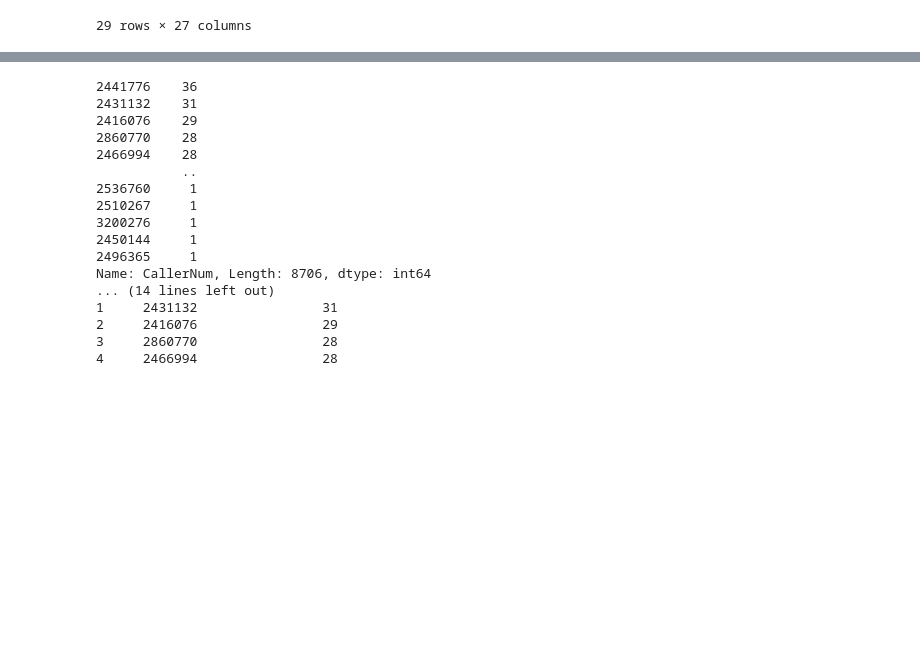
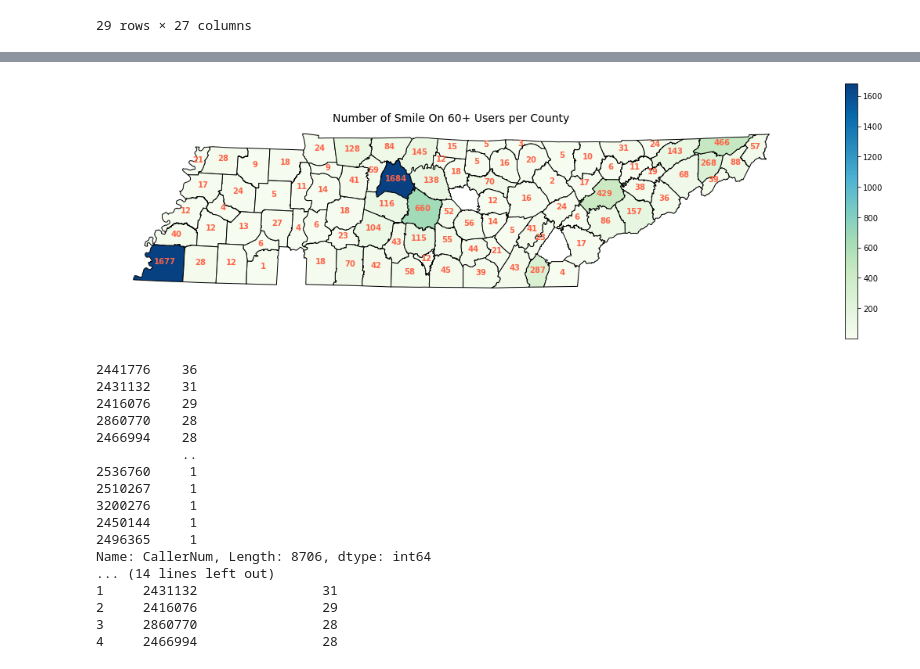
Before and after one commit to bsfcs/smile-on-spiderman, a Jupyter notebook: notebooks/smile_on.ipynb, the cells around one changed output, grey strips where cells are left out. Drawn from its saved outputs; the diff is of its cells as text; code cells hidden in the pictures; blank space fills up the shorter version.

```diff
--- a/notebooks/smile_on.ipynb
+++ b/notebooks/smile_on.ipynb
@@ -343,3 +440,6 @@ CallerNums.get_group(2416076)
 | 39313 | 55875620 | SMILE ON 60+ Clinical | 2018-08-30 11:12:00 | 8/30/2018 11:14 | 2416076 | Madison | ... |
 | 39315 | 55875397 | SMILE ON 60+ Registration | 2018-08-30 11:04:00 | 8/30/2018 11:11 | 2416076 | Madison | ... |
 29 rows × 27 columns
+# %%
+no_dups = smileon.drop_duplicates(subset='CallerNum', keep="first")
+no_dups.info()
@@ -345,0 +464,7 @@ CallerNums.get_group(2416076)
+# %%
+county_counts = no_dups.CountyName.value_counts()
+
+county_counts = county_counts.to_frame().reset_index()
+
+county_counts = county_counts.rename(columns = {'index': 'CountyName', 'CountyName': 'total'})
+county_counts.head()
@@ -345,0 +500,5 @@ CallerNums.get_group(2416076)
+# %%
+smileon_map = pd.merge(left = counties, right = county_counts,
+                    left_on = 'NAME', right_on = 'CountyName')
+print(smileon_map.shape)
+smileon_map.head(3)
@@ -346,3 +511,20 @@ CallerNums.get_group(2416076)
+# %%
+fig, ax = plt.subplots(figsize=(20,6))
+smileon_map.plot(column = 'total',
+              cmap = 'GnBu',
+              edgecolor = 'black',
+              legend = True,
+              ax = ax)
+
+for index, row in smileon_map.iterrows():
+    plt.annotate(s=row['total'],
+                 xy=(row['geometry'].centroid.x, row['geometry'].centroid.y),
+                 horizontalalignment='center', fontweight = 'bold', color = 'tomato')
+
+plt.title('Number of Smile On 60+ Users per County', fontsize = 14)
+ax.axis('off');
+# %% [output]
+[figure, added]
 # %%
 #Paul's code for splitting out duplicates and determining "success" rate:
 visits = smileon['CallerNum'].value_counts()
```
Also changed, not shown: parts of 22 cells of this notebook.
